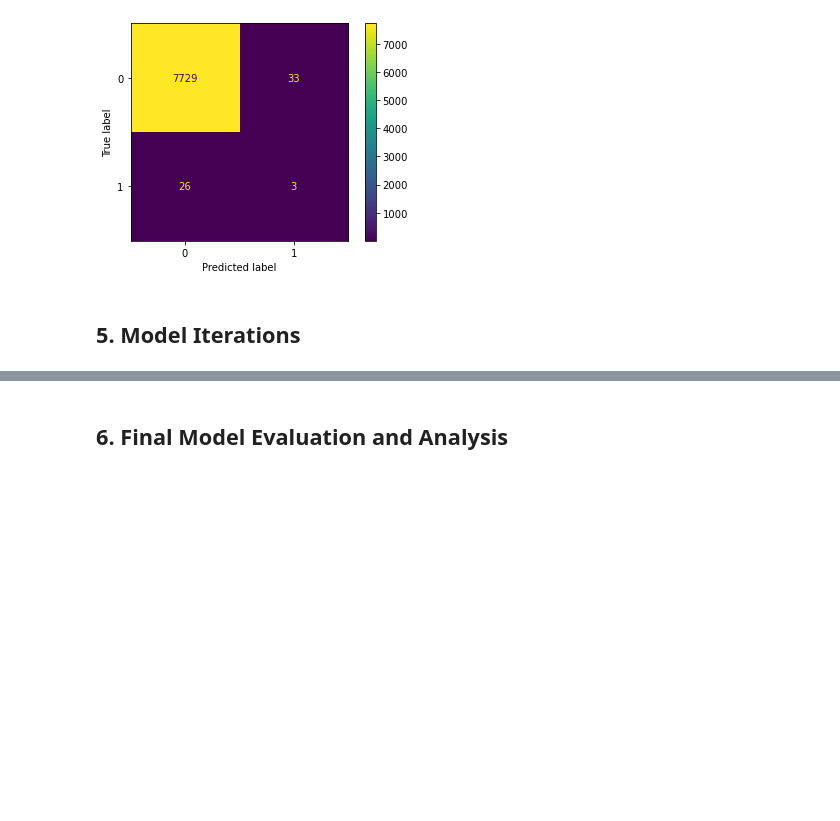
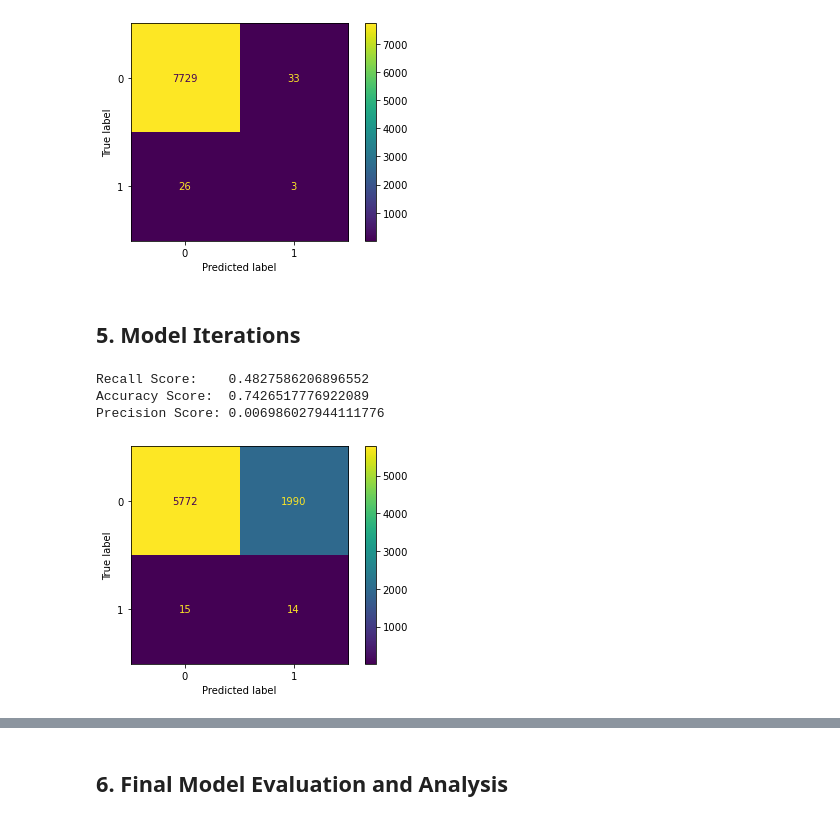
Before and after one commit to AidanStack/Cycling_Classification_Project, a Jupyter notebook: Aidan/Aidan's Notebook.ipynb, the cells around one changed output, grey strips where cells are left out. Cells and saved outputs as stored; diff of their text form; code cells hidden in the pictures; blank space fills up the shorter version.

```diff
--- a/Aidan/Aidan's Notebook.ipynb
+++ b/Aidan/Aidan's Notebook.ipynb
@@ -642,6 +642,8 @@ def evaluate(classifier):
     print(f'Accuracy Score:  {accuracy_score(y_test, y_preds)}')
     print(f'Precision Score: {precision_score(y_test, y_preds)}')
     plot_confusion_matrix(classifier, X_test_encoded, y_test)
+
+    fitted = classifier.fit(X_train_resampled, y_train_resampled)
 # %% [markdown]
 ### 4.1 Dummy Model
 # %%
@@ -774,17 +770,30 @@ Precision Score: 0.08333333333333333
 # %%
 # Logistic Regression parameter grid
 pg2 = {'penalty': ['l2'],
        'tol' : [.001 ,.0001, .00001],
        'C' : [.003, .001, .0005],
        'class_weight':['balanced'],
        'max_iter':[10e10],
        'solver':['newton-cg', 'lbfgs']
        }
 
-# The grid search is commented out to reduce notebook runtime, best parameters are input into tuned_logreg
+# The grid search is commented out for runtime, best parameters are input into tuned_logreg
 
-logreg = LogisticRegression(random_state=seed)
-tuned_logreg = GridSearchCV(logreg, pg2, cv=5, scoring='recall')
-tuned_logreg.fit(X_train_encoded, y_train)
-print(tuned_logreg.best_params_)
-plot_confusion_matrix(tuned_logreg, X_test_encoded, y_test)
+# logreg = LogisticRegression(random_state=seed)
+# tuned_logreg = GridSearchCV(logreg, pg2, cv=5, scoring='recall')
+# tuned_logreg.fit(X_train_encoded, y_train)
+# print(tuned_logreg.best_params_)
+
+tuned_logreg_1 = LogisticRegression(C= 0.001,
+                                  class_weight= 'balanced',
+                                  max_iter= 100000000000.0,
+                                  penalty= 'l2',
+                                  solver= 'newton-cg',
+                                  tol= 0.001)
+
+evaluate(tuned_logreg_1)
+# %% [output]
+Recall Score:    0.4827586206896552
+Accuracy Score:  0.7426517776922089
+Precision Score: 0.006986027944111776
+[figure, added]
```
Also changed, not shown: parts of 6 cells of this notebook.
